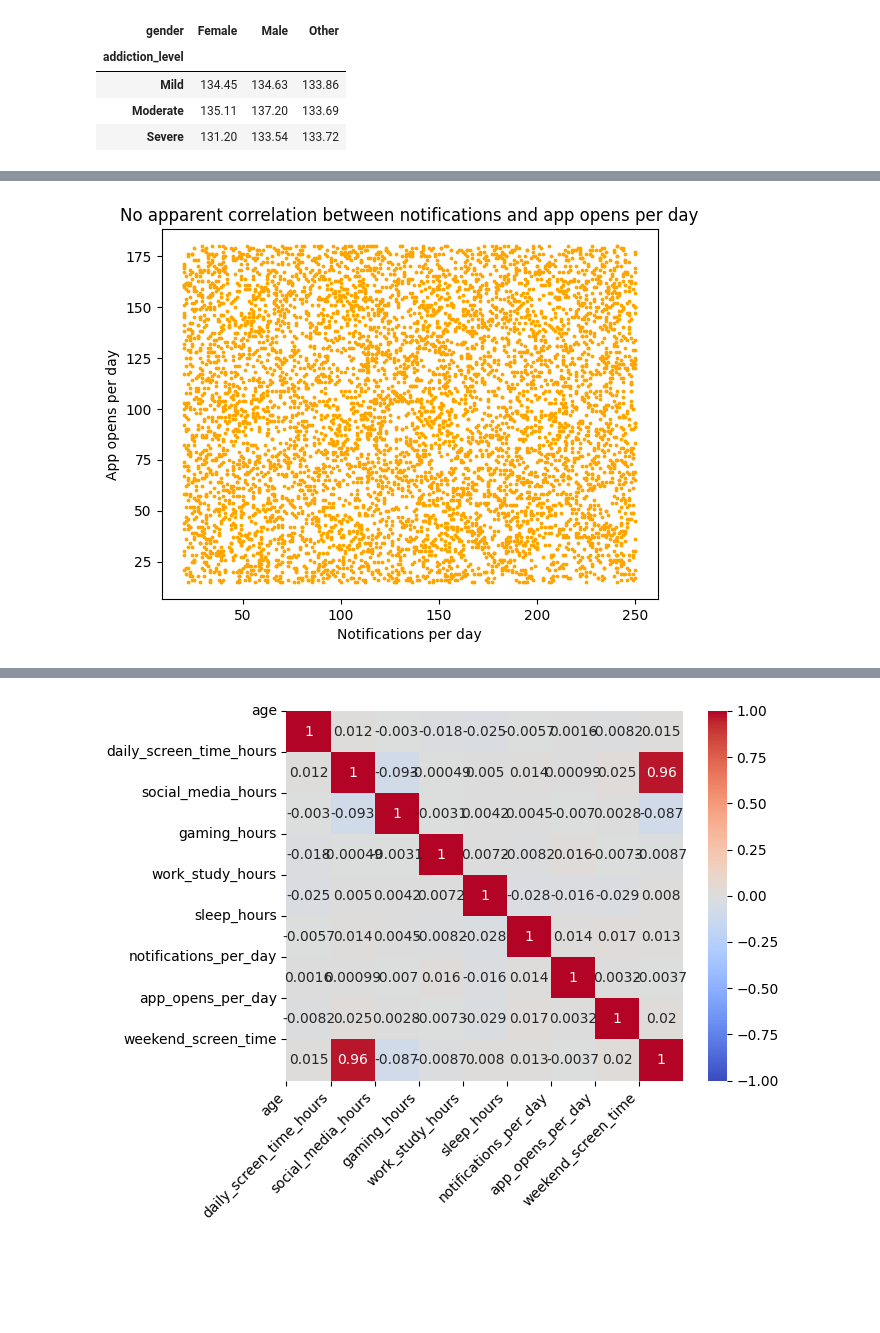
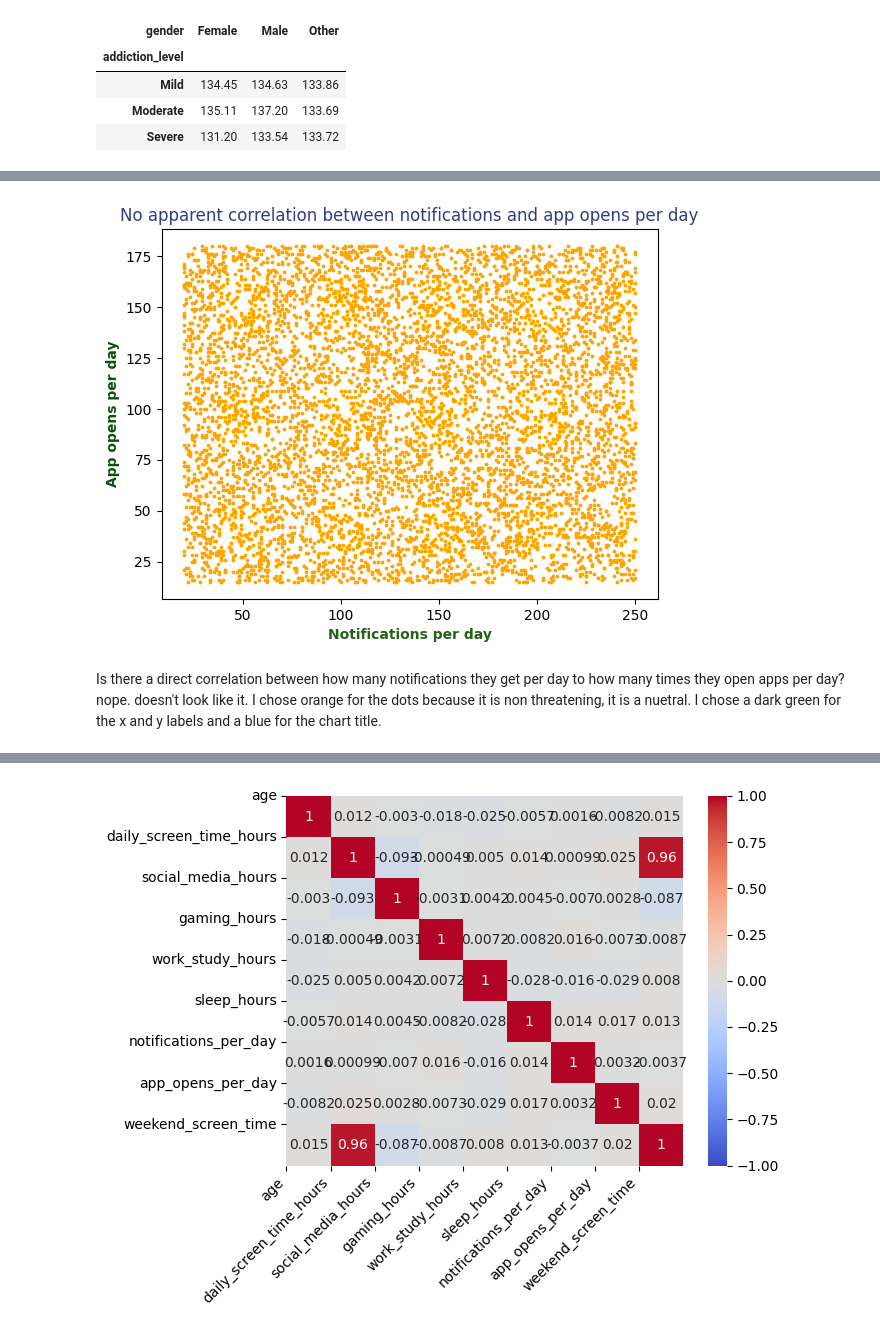
Before and after one commit to BugBananaLiver/Smartphone_Addiction_Analysis, a Jupyter notebook: Data_Cleanup.ipynb, the cells around one changed output, grey strips where cells are left out. Cells and saved outputs as stored; diff of their text form; code cells hidden in the pictures; blank space fills up the shorter version.

```diff
--- a/Data_Cleanup.ipynb
+++ b/Data_Cleanup.ipynb
@@ -263,15 +299,18 @@ nope. doesn't look like it
 # %%
 plt.scatter(
     df["notifications_per_day"],
     df["app_opens_per_day"],
     color = "#FFA500",
     s = 3
     )
 
-plt.xlabel('Notifications per day')
-plt.ylabel('App opens per day')
-plt.title('No apparent correlation between notifications and app opens per day')
+plt.xlabel('Notifications per day', color = "#246315", fontweight = 'bold')
+plt.ylabel('App opens per day', color = "#0B530D", fontweight = 'bold' )
+plt.title('No apparent correlation between notifications and app opens per day', color = "#313d87")
 plt.show()
 # %% [output]
-[figure, old version]
+[figure, new version]
+# %% [markdown]
+Is there a direct correlation between how many notifications they get per day to how many times they open apps per day?
+nope. doesn't look like it. I chose orange for the dots because it is non threatening, it is a nuetral. I chose a dark green for the x and y labels and a blue for the chart title.
 # %%
```
Also changed, not shown: parts of 23 cells of this notebook.
